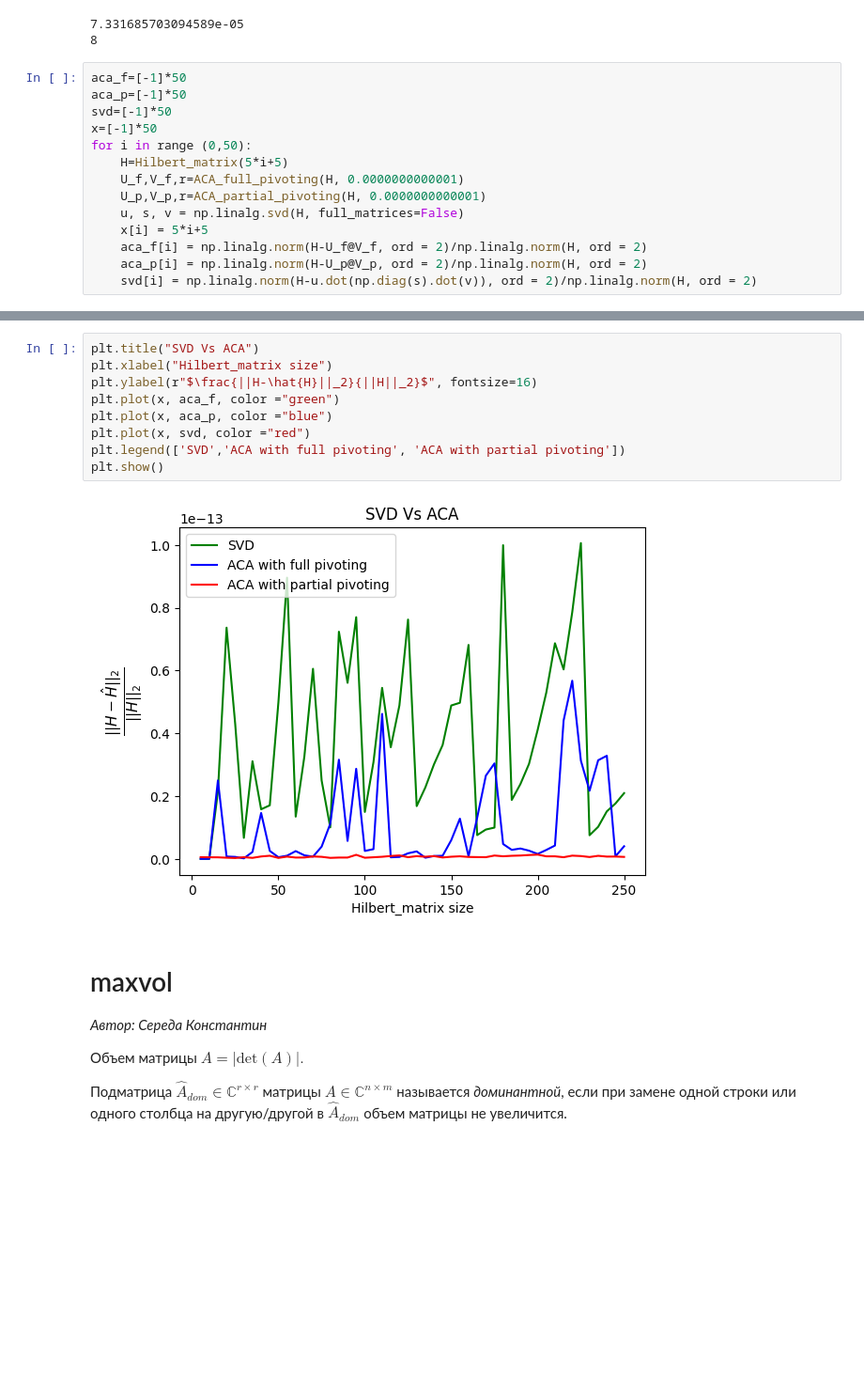
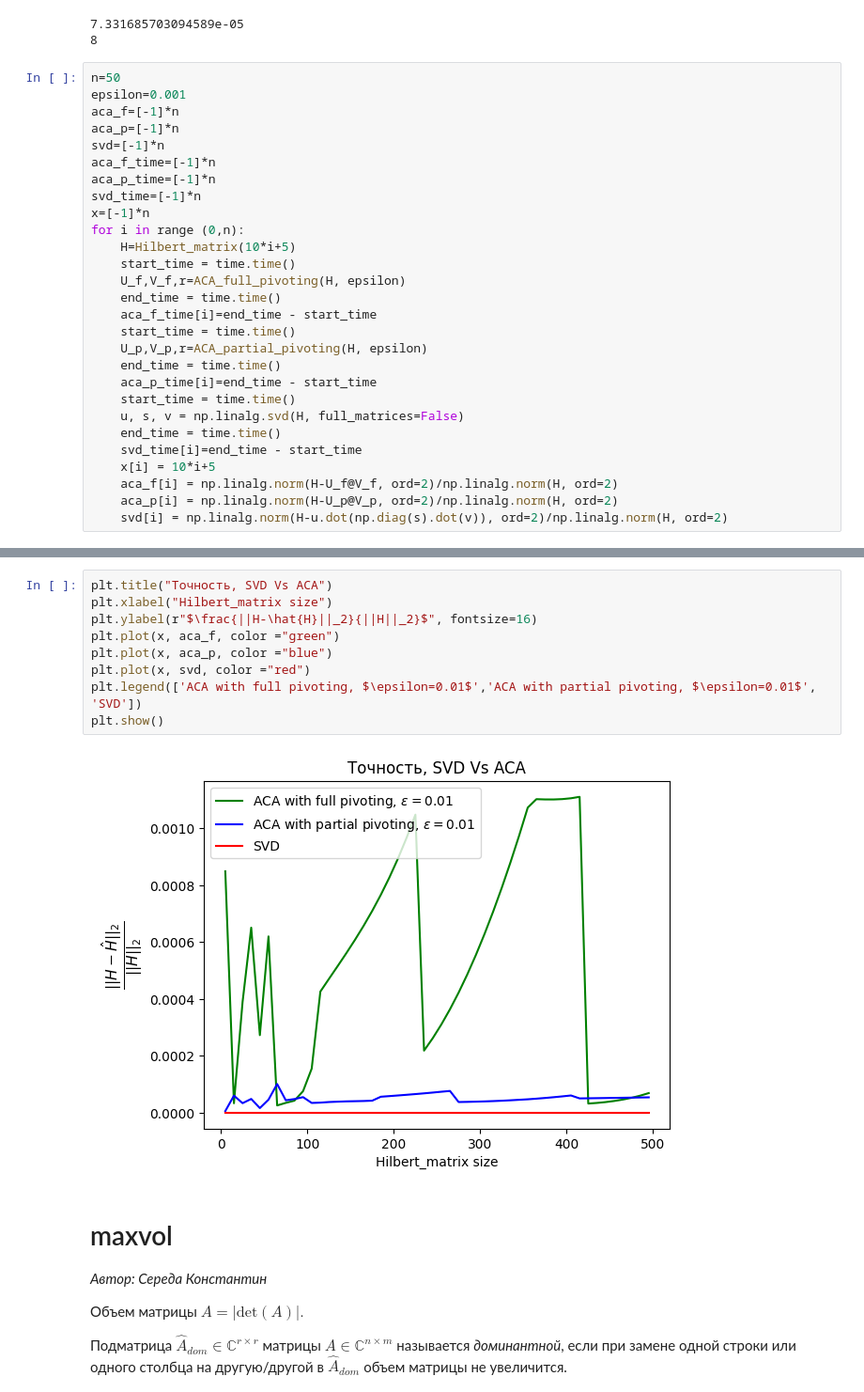
Before and after one commit to ol3gka/AI_Masters_NLA_projects_Matrix_Masters, a Jupyter notebook: Maxvol_code.ipynb, the cells around one changed output, grey strips where cells are left out. Shown at 94% size. Cells and saved outputs as stored; diff of their text form; blank space fills up the shorter version.

```diff
--- a/Maxvol_code.ipynb
+++ b/Maxvol_code.ipynb
@@ -194,16 +194,30 @@ print(r)
 7.331685703094589e-05
 8
 # %%
-aca_f=[-1]*50
-aca_p=[-1]*50
-svd=[-1]*50
-x=[-1]*50
-for i in range (0,50):
-    H=Hilbert_matrix(5*i+5)
-    U_f,V_f,r=ACA_full_pivoting(H, 0.0000000000001)
-    U_p,V_p,r=ACA_partial_pivoting(H, 0.0000000000001)
+n=50
+epsilon=0.001
+aca_f=[-1]*n
+aca_p=[-1]*n
+svd=[-1]*n
+aca_f_time=[-1]*n
+aca_p_time=[-1]*n
+svd_time=[-1]*n
+x=[-1]*n
+for i in range (0,n):
+    H=Hilbert_matrix(10*i+5)
+    start_time = time.time()
+    U_f,V_f,r=ACA_full_pivoting(H, epsilon)
+    end_time = time.time()
+    aca_f_time[i]=end_time - start_time
+    start_time = time.time()
+    U_p,V_p,r=ACA_partial_pivoting(H, epsilon)
+    end_time = time.time()
+    aca_p_time[i]=end_time - start_time
+    start_time = time.time()
     u, s, v = np.linalg.svd(H, full_matrices=False)
-    x[i] = 5*i+5
-    aca_f[i] = np.linalg.norm(H-U_f@V_f, ord = 2)/np.linalg.norm(H, ord = 2)
-    aca_p[i] = np.linalg.norm(H-U_p@V_p, ord = 2)/np.linalg.norm(H, ord = 2)
-    svd[i] = np.linalg.norm(H-u.dot(np.diag(s).dot(v)), ord = 2)/np.linalg.norm(H, ord = 2)
+    end_time = time.time()
+    svd_time[i]=end_time - start_time
+    x[i] = 10*i+5
+    aca_f[i] = np.linalg.norm(H-U_f@V_f, ord=2)/np.linalg.norm(H, ord=2)
+    aca_p[i] = np.linalg.norm(H-U_p@V_p, ord=2)/np.linalg.norm(H, ord=2)
+    svd[i] = np.linalg.norm(H-u.dot(np.diag(s).dot(v)), ord=2)/np.linalg.norm(H, ord=2)
@@ -210,14 +235,14 @@ for i in range (0,50):
 # %%
-plt.title("SVD Vs ACA")
+plt.title("Точность, SVD Vs ACA")
 plt.xlabel("Hilbert_matrix size")
 plt.ylabel(r"$\frac{||H-\hat{H}||_2}{||H||_2}$", fontsize=16)
 plt.plot(x, aca_f, color ="green")
 plt.plot(x, aca_p, color ="blue")
 plt.plot(x, svd, color ="red")
-plt.legend(['SVD','ACA with full pivoting', 'ACA with partial pivoting'])
+plt.legend(['ACA with full pivoting, $\epsilon=0.01$','ACA with partial pivoting, $\epsilon=0.01$', 'SVD'])
 plt.show()
 # %% [output]
-[figure, old version]
+[figure, new version]
 # %% [markdown]
 # maxvol
 *Автор: Середа Константин*
```
Also changed, not shown: parts of 7 cells of this notebook.
